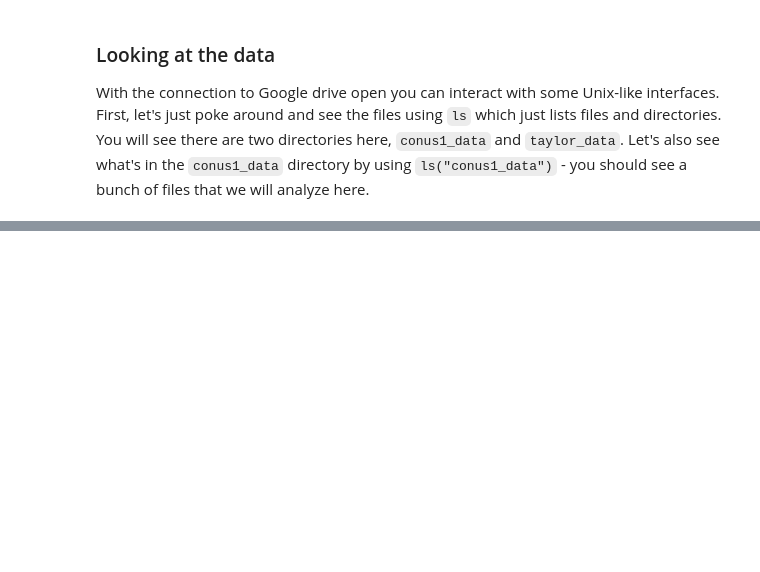
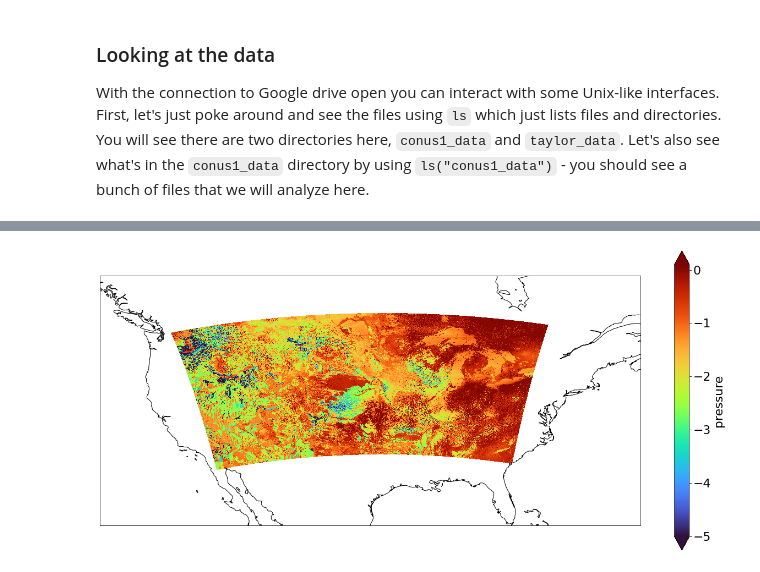
Before and after one commit to arbennett/group_meeting_feb1, a Jupyter notebook: presentation.ipynb, the cells around one changed output, grey strips where cells are left out. Cells and saved outputs as stored; diff of their text form; code cells hidden in the pictures; blank space fills up the shorter version.

```diff
--- a/presentation.ipynb
+++ b/presentation.ipynb
@@ -59,0 +177,12 @@ plt.colorbar(shrink=0.7)
+# %%
+filename = 'drv_vegm.fixed.dat'
+if not os.path.exists(filename):
+    gdfs.download(f'/conus1_data/{filename}',
+                  filename)
+vegm_array = pfio._read_vegm(filename).T
+# %%
+ds = xr.open_dataset('./CONUS.2004.out.press.00000.pfb', name='pressure')
+ds.coords['lat'] = xr.DataArray(vegm_array[0], dims=('y', 'x'))
+ds.coords['lon'] = xr.DataArray(vegm_array[1], dims=('y', 'x'))
+
+ds.load()
@@ -59,0 +198,12 @@ plt.colorbar(shrink=0.7)
+# %%
+plt.figure(figsize=(22, 10))
+ax = plt.axes(projection=ccrs.PlateCarree())
+ax.set_global()
+ds['pressure'].isel(z=-1).plot(
+    ax=ax, transform=ccrs.PlateCarree(), x='lon', y='lat', vmin=-5, vmax=0.1, cmap='turbo'
+)
+ax.coastlines()
+ax.set_ylim([25, 55])
+ax.set_xlim([-130, -65]);
+# %% [output]
+[figure, added]
```
Also changed, not shown: parts of 20 cells of this notebook.
